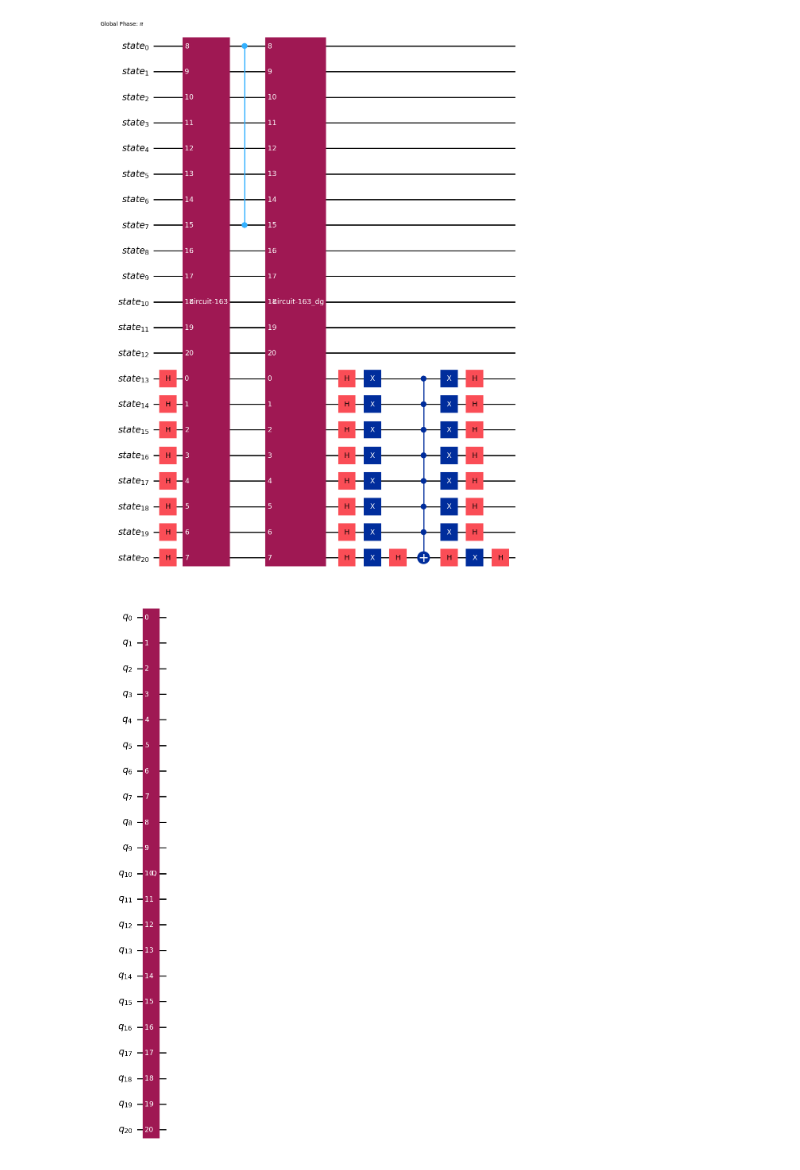
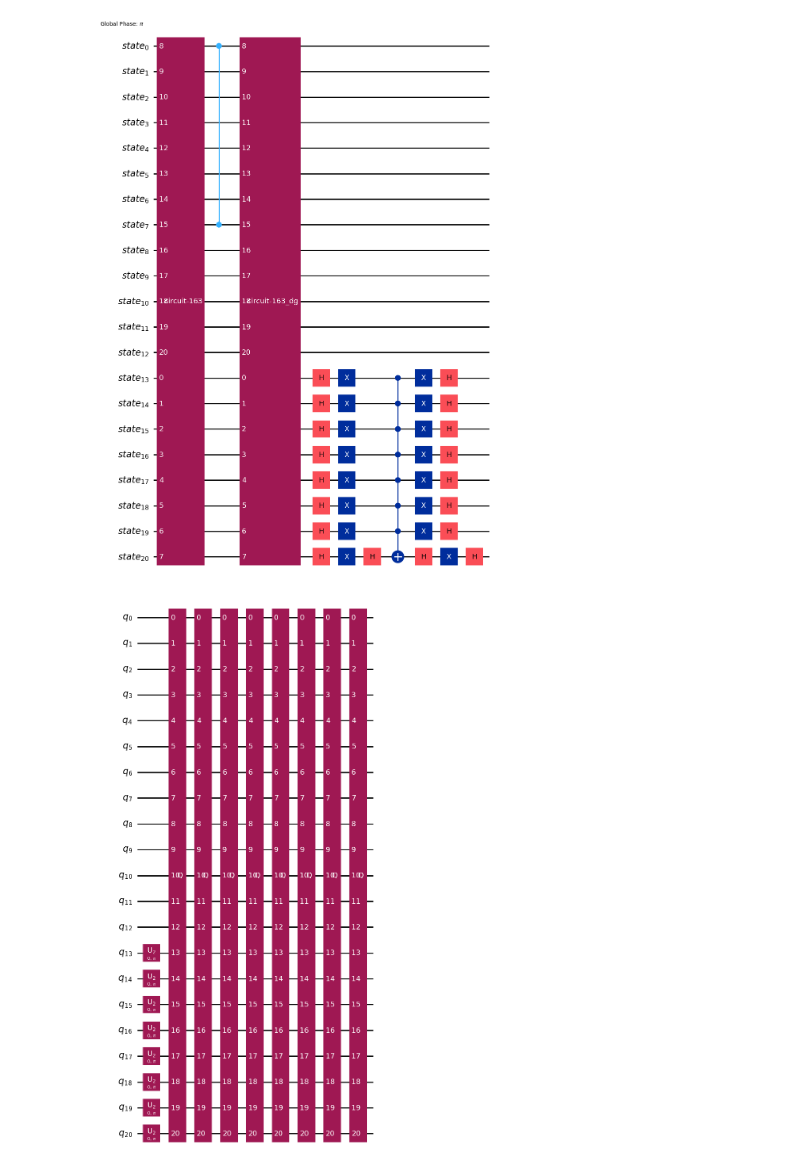
Before and after one commit to rbalak/qcml-tsp, a Jupyter notebook: gas-based/tsp_solution.ipynb, the cells around one changed output. Saved outputs shown, nothing was run; the diff lists cells and outputs as text; code cells hidden in the pictures.

```diff
--- a/gas-based/tsp_solution.ipynb
+++ b/gas-based/tsp_solution.ipynb
@@ -12,34 +12,36 @@ import numpy as np
 from numpy import pi
 import math
 
 # --- Quantum Registers ---
 t = 6
-threshold = 6
+threshold = 13
 precision = QuantumRegister(t, 't')        # Phase estimation qubits
 cth_flag = QuantumRegister(1, 'cth_flag')          # Marking solutions which are under the threshold
 hamiltonian_flag = QuantumRegister(1, 'hamiltonian_flag')
 ancillary = QuantumRegister(5, 'ancillary')
 cycle = QuantumRegister(8, 'C')            # Cycle qubits
 
 
 hcd_clc_uncompute_oracle = create_hcd_clc_uncompute_oracle(threshold)
 reflection_qubits = list(range(13, 21))
 grover_op = GroverOperator(hcd_clc_uncompute_oracle, reflection_qubits= reflection_qubits)
 display(grover_op.decompose().draw(output="mpl", style="iqp"))
 qc = QuantumCircuit(grover_op.num_qubits)
-qc.compose(grover_op.power(1), inplace=True)
+for i in range(13, 21):
+    qc.h(i)
+qc.compose(grover_op.power(8), inplace=True)
 display(qc.decompose().draw(output="mpl", style="iqp"))
 
 backend = Aer.get_backend('statevector_simulator')
 compiled = transpile(qc, backend)
 result = backend.run(compiled).result()
 state = result.get_statevector()
 
 for i,amp in enumerate(state):
     bin_str = format(i, f'0{21}b')
     # print(bin_str)
     if abs(amp)**2 > .025:
         print(f"{bin_str[0:8]}|{abs(amp)**2}")
 # %% [output]
-[figure, old version]
+[figure, new version]
-[figure, old version]
+[figure, new version]
```
Also changed, not shown: parts of 1 cell of this notebook, 1 other file.
